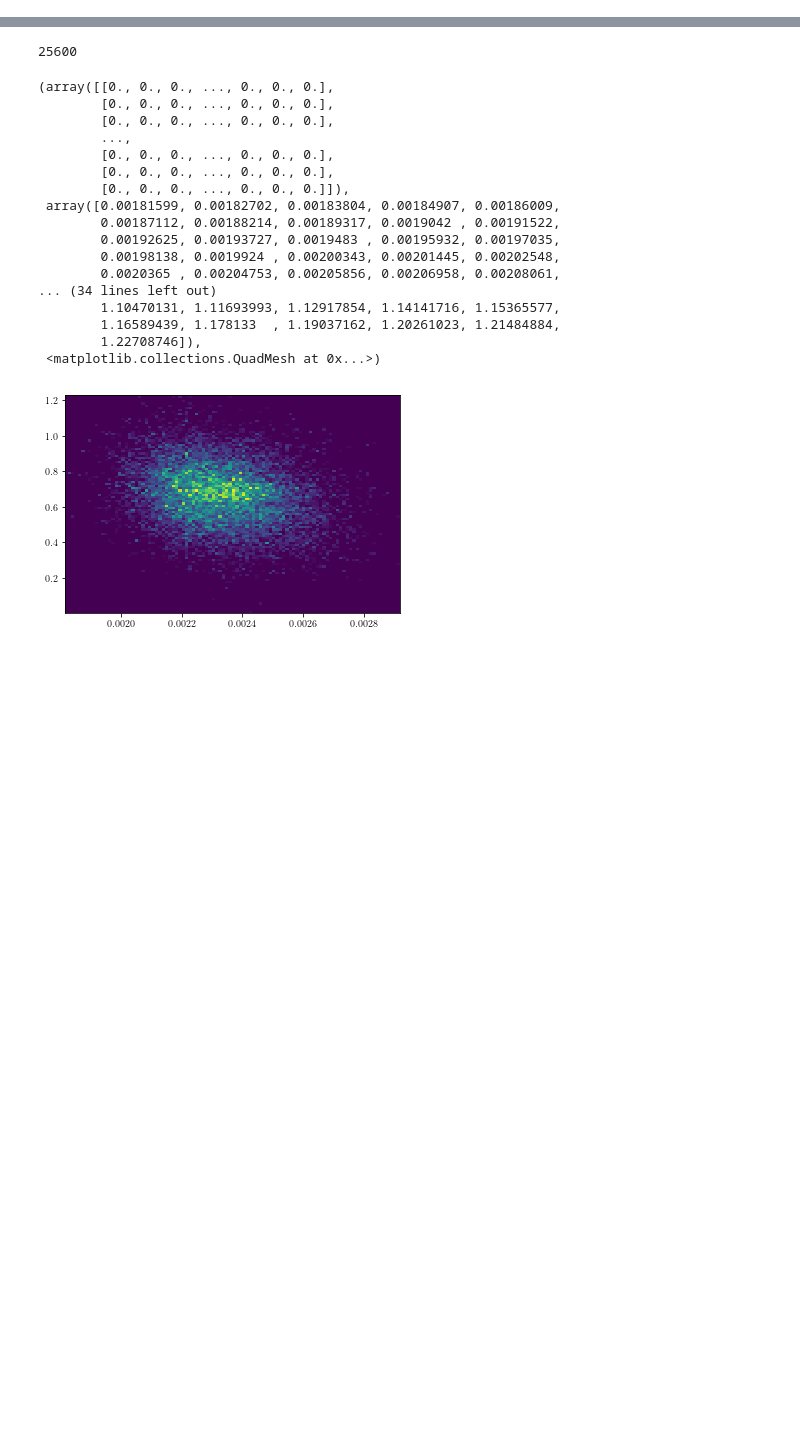
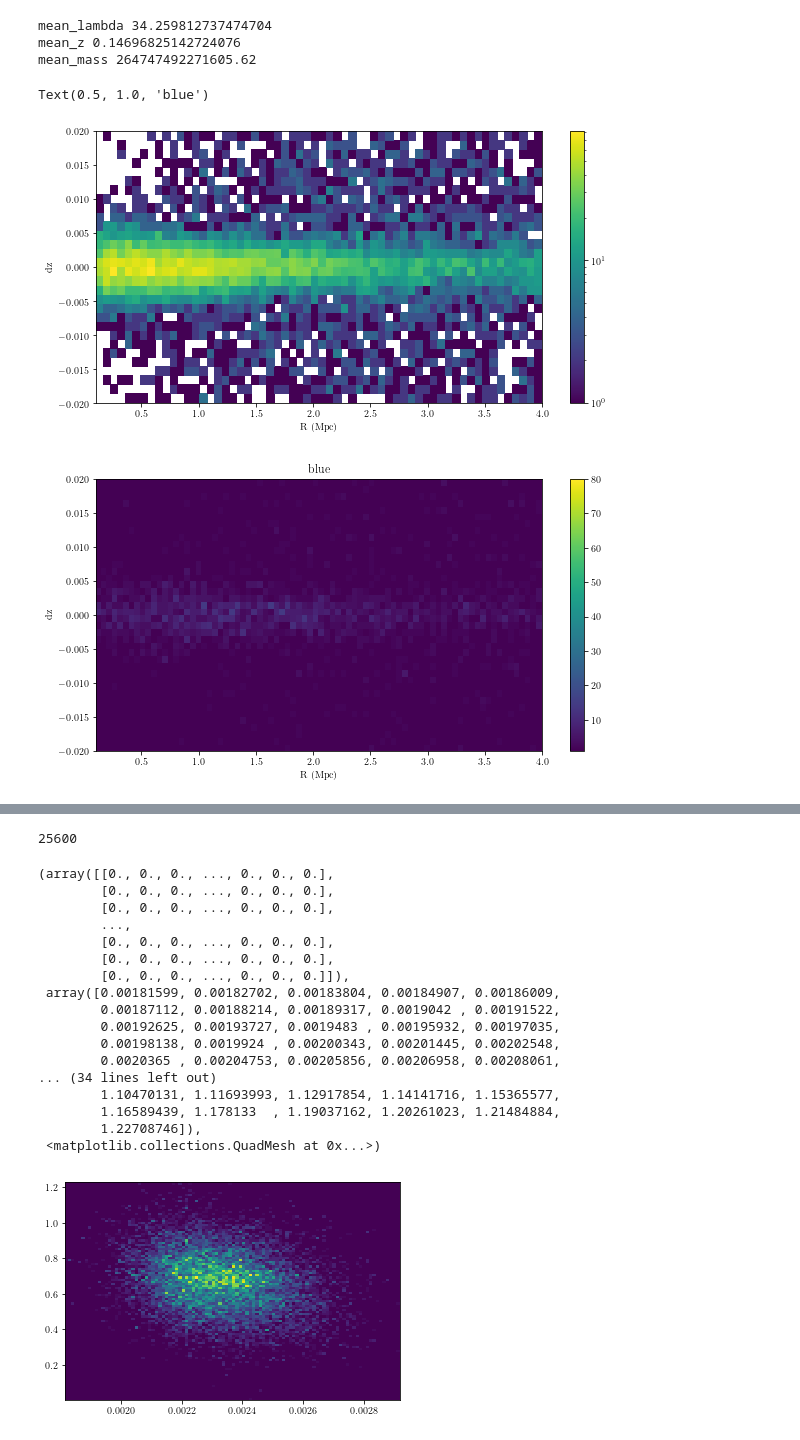
Before and after one commit to chihway/ClusterProfiles, a Jupyter notebook: velocity/PhaseSpace.ipynb, the cells around one changed output, grey strips where cells are left out. Saved outputs shown, nothing was run; the diff lists cells and outputs as text; code cells hidden in the pictures; blank space fills up the shorter version.

```diff
--- a/velocity/PhaseSpace.ipynb
+++ b/velocity/PhaseSpace.ipynb
@@ -17 +20,12 @@ Populating the interactive namespace from numpy and matplotlib
+# %%
+def mass_richness_sv(richness,z):
+    #From SV paper
+    M_0 = 2.35e14
+    lambda_0 = 30.
+    z_0 = 0.5
+    F = 1.12
+    G = 0.11
+    #No factors of h
+    M200m = M_0*((richness/lambda_0)**F)*((1.+z)/(1.+z_0))**G
+    return M200m
 # %%
@@ -40,3 +33,56 @@ mplot.colorbar()
+# %%
+R = velocity[:,0]
+dz = velocity[:,1]
+Lambda = velocity[:,5]
+z = velocity[:,6]
+Mag_g = velocity[:,2]
+Mag_r = velocity[:,3]
+mean_lambda = np.mean(Lambda)
+R_scale = R/(Lambda/mean_lambda)**(1./3)
+mean_z = np.mean(z)
+
+print('mean_lambda', mean_lambda)
+print('mean_z', mean_z)
+print('mean_mass', mass_richness_sv(mean_lambda, mean_z))
+
+mask_r = (Mag_g-Mag_r)>np.percentile(Mag_g-Mag_r, 50)
+R_r = R[mask_r]
+dz_r = dz[mask_r]
+Lambda_r =Lambda[mask_r]
+z_r =z[mask_r]
+
+mplot.figure(figsize=(10,5))
+hist_r = mplot.hist2d(R_scale[mask_r], dz_r, bins=(60,30), range=((0.1,4),(-0.02,0.02)), norm=pl.colors.LogNorm()) #, cmap=cm.jet)
+# mplot.clim(1,80)
+mplot.colorbar()
+
+mplot.xlabel('R (Mpc)')
+mplot.ylabel('dz')
+mplot.savefig('phasespace.png')
+# mplot.title('red')
+
+mask_b = (Mag_g-Mag_r)<np.percentile(Mag_g-Mag_r, 25)
+R_b = R[mask_b]
+dz_b = dz[mask_b]
+Lambda_b =Lambda[mask_b]
+z_b =z[mask_b]
+
+mplot.figure(figsize=(10,5))
+mplot.hist2d(R_scale[mask_b]*(1+z_b), dz_b, bins=(80,40), range=((0.1,4),(-0.02,0.02))) #, norm=pl.colors.LogNorm()) #, cmap=cm.jet)
+mplot.clim(1,80)
+mplot.colorbar()
+mplot.xlabel('R (Mpc)')
+mplot.ylabel('dz')
+mplot.title('blue')
+
+# print(hist_r)
+# %% [output]
+mean_lambda 34.259812737474704
+mean_z 0.14696825142724076
+mean_mass 264747492271605.62
+Text(0.5, 1.0, 'blue')
+[figure, added]
+[figure, added]
 # %%
 mplot.hist(Lambda, bins=50)
 # %% [output]
```
Also changed, not shown: parts of 13 cells of this notebook, 2 other files.
